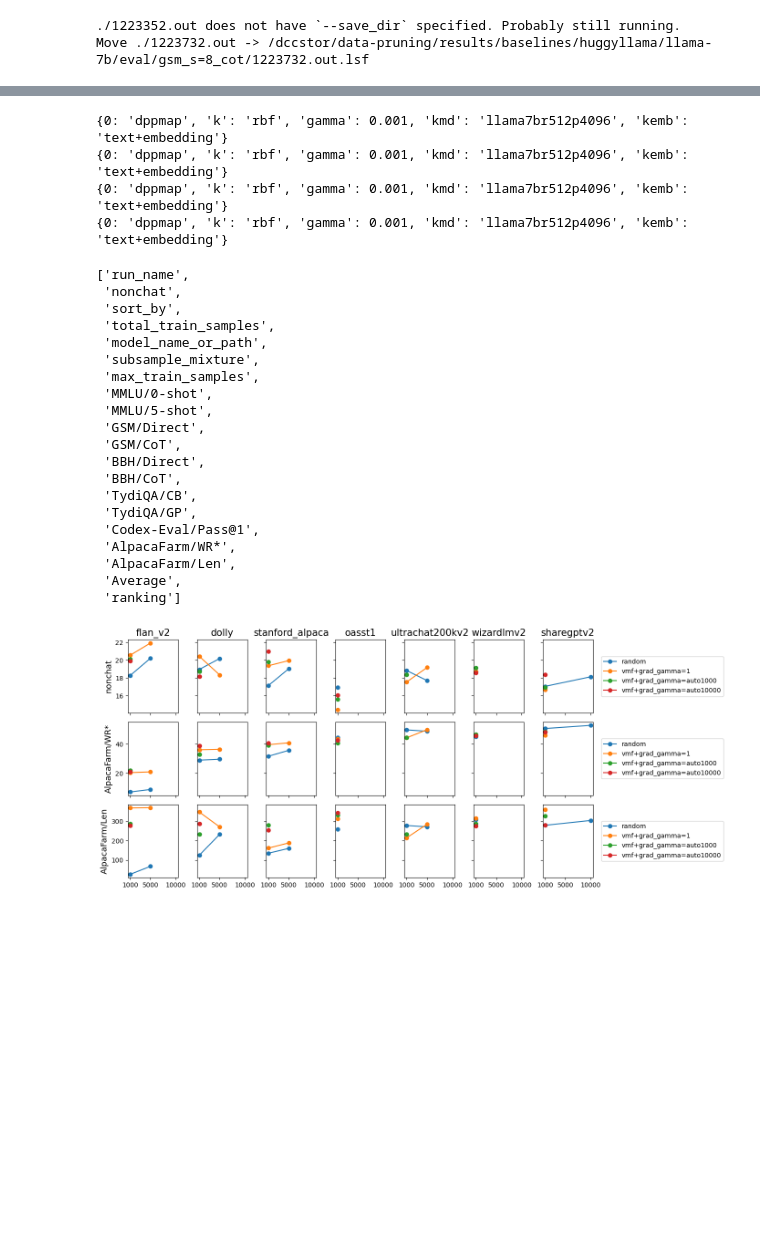
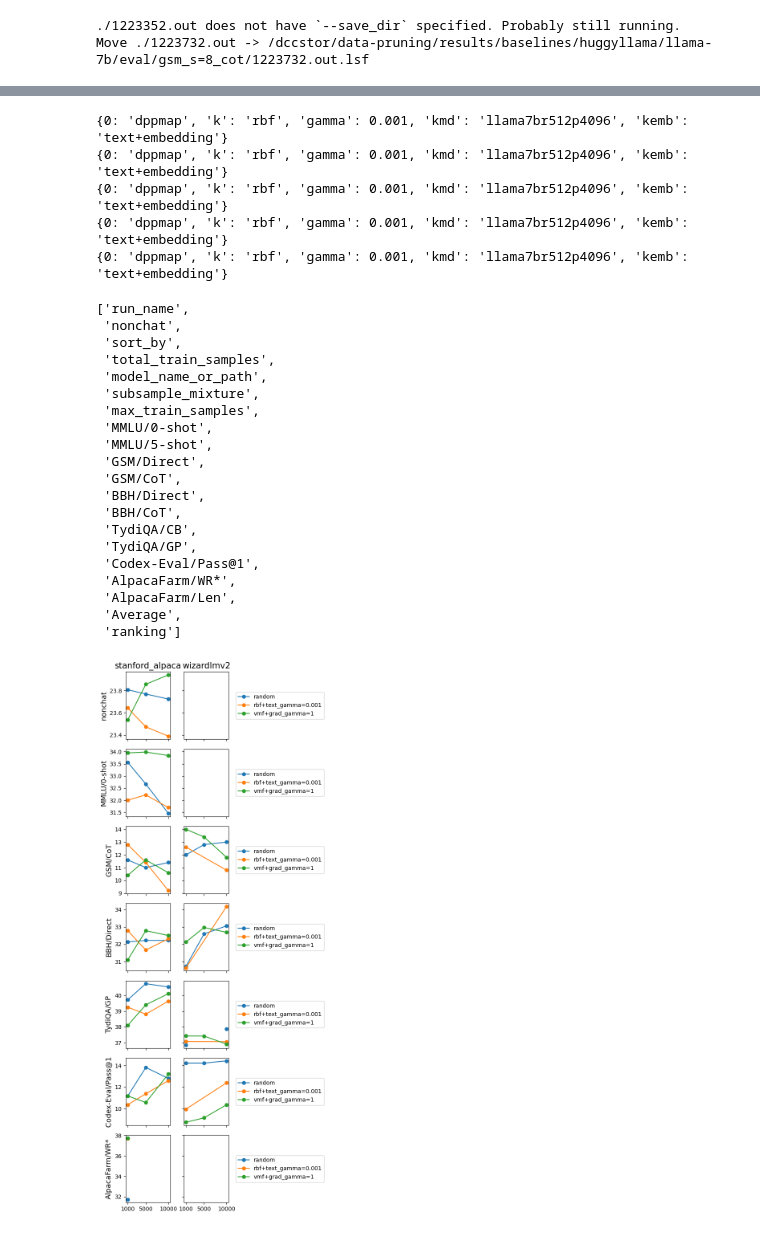
Before and after one commit to tt6746690/open-instruct, a Jupyter notebook: scripts/gen_cmds.ipynb, the cells around one changed output, grey strips where cells are left out. Cells and saved outputs as stored; diff of their text form; code cells hidden in the pictures; blank space fills up the shorter version.

```diff
--- a/scripts/gen_cmds.ipynb
+++ b/scripts/gen_cmds.ipynb
@@ -342,7 +344,7 @@ WARNING:torch.distributed.run:
 # %%
 add_hardwarespec_to_dirname = False
 save_strategy = 'steps'
-save_steps = 100 if getpass.getuser() == 'wpq' else 1_000_000
+save_steps = 100 if getpass.getuser() in ('PTFMqngp', 'wpq') else 1_000_000
 save_total_limit = 1
 preprocessing_num_workers = 32
 evaluation_strategy = 'no' # set do_eval=False
@@ -1041,2 +1076,8 @@ for task_name, model_name_or_path in options_list:
     "num_jobs": 1
 }
+# %%
+with open('gen_cmds_eval.sh', 'w') as f:
+    s = 'set -e\nset -x\n'
+    devices = os.environ['CUDA_VISIBLE_DEVICES'].split(',')[-1]
+    s += '\n\n'.join([f"CUDA_VISIBLE_DEVICES={devices} "+x for x in cmds])
+    f.write(s)
@@ -1203,7 +1252,7 @@ dataset_list = [
 #     'oasst1',
 #     'flan_v2',
 #     'tulu_v2',
-#     'wizardlmv2',
+    'wizardlmv2',
 #     'sharegptv2',
 #     'ultrachat200kv2',
 ]; finetune_type = 'sft'
@@ -1215,10 +1264,11 @@ dataset_list = [
 ## older
 # dataset = 'tulu_v1_mix'
 save_dirs = []
-save_dirs += [('llama-7b', '../results/baselines/huggyllama/llama-7b'),
-#              ('llama-7b_lima_ep=5', '../results/oi2/llama-7b_lima_ep=5/'),
-#              ('llama-7b_lima_ep=10', '../results/oi2/llama-7b_lima_ep=10/'),
-            ]
+save_dirs += [
+#     ('llama-7b', '../results/baselines/huggyllama/llama-7b'),
+#     ('llama-7b_lima_ep=5', '../results/oi2/llama-7b_lima_ep=5/'),
+#     ('llama-7b_lima_ep=10', '../results/oi2/llama-7b_lima_ep=10/'),
+]
 for dataset in dataset_list:
     if dataset == 'tulu_v2':
         save_dirs += [('llama-7b_tulu_v2:100k_ep=2', '../results/oi2/llama-7b_tulu_v2:100k_ep=2'),]
@@ -1287,9 +1337,9 @@ cols_avg_blacklist = ['AlpacaFarm/Len']
 
 # chat_fmt = False
 # chat_fmt = True
-chat_fmt = 'both'
+# chat_fmt = 'both'
 # chat_fmt = 'auto' # base model no chatfmt, tuned model with chatfmt
-# chat_fmt = 'mix'  # non-alpacaeval no chatfmt, alpacaeval chatfmt
+chat_fmt = 'mix'  # non-alpacaeval no chatfmt, alpacaeval chatfmt
 ft_args_fields = {
     'run_name': ('run_name',),
     'model_name_or_path': ('model_args.model_name_or_path', 'model_name_or_path'),
@@ -1387,7 +1437,7 @@ else:
         if not len(dfc): continue
         from rosemary import pd_average_col_contains_substr
         Ns = sorted(np.unique([int(x) for x in df['total_train_samples'].to_numpy() if x]).tolist())
-        datasets = sorted(np.unique(df['dataset']).tolist())
+        datasets = sorted(np.unique([x for x in df['dataset'] if x is not None]).tolist())
         for N in Ns+[None]:
             for dataset in datasets:
                 dfc = df.copy()
@@ -1497,7 +1569,7 @@ dfc = dfc[dfc['sort_by_type'].notnull()]
 startswithstrs = ('rbf+text', 'random')
 startswithstrs = (
     'random',
-#     'rbf+text_gamma=0.001',
+    'rbf+text_gamma=0.001',
     'vmf+grad_gamma=1',
 #     'rbf+text_gamma=auto1000',
     'vmf+grad_gamma=auto1000',
@@ -1525,6 +1597,7 @@ list(D.keys())
 {0: 'dppmap', 'k': 'rbf', 'gamma': 0.001, 'kmd': 'llama7br512p4096', 'kemb': 'text+embedding'}
 {0: 'dppmap', 'k': 'rbf', 'gamma': 0.001, 'kmd': 'llama7br512p4096', 'kemb': 'text+embedding'}
 {0: 'dppmap', 'k': 'rbf', 'gamma': 0.001, 'kmd': 'llama7br512p4096', 'kemb': 'text+embedding'}
+{0: 'dppmap', 'k': 'rbf', 'gamma': 0.001, 'kmd': 'llama7br512p4096', 'kemb': 'text+embedding'}
 ['run_name',
  'nonchat',
  'sort_by',
@@ -1551,46 +1624,52 @@ import matplotlib.pyplot as plt
 
 yaxis_type = 'abs'
 assert(yaxis_type in ['delta_random', 'abs'])
-datasets = ['flan_v2', 'dolly', 'stanford_alpaca', 'oasst1', 'ultrachat200kv2', 'wizardlmv2', 'sharegptv2']
-task_names = ['MMLU/0-shot', 'GSM/CoT', 'BBH/Direct', 'TydiQA/GP', 'Codex-Eval/Pass@1', 'AlpacaFarm/WR*',]
-task_names = ['nonchat', 'AlpacaFarm/WR*', 'AlpacaFarm/Len',]
+# datasets = ['flan_v2', 'dolly', 'stanford_alpaca', 'oasst1', 'ultrachat200kv2', 'wizardlmv2', 'sharegptv2']
+task_names = ['nonchat', 'MMLU/0-shot', 'GSM/CoT', 'BBH/Direct', 'TydiQA/GP', 'Codex-Eval/Pass@1', 'AlpacaFarm/WR*',]
+# task_names = ['MMLU/0-shot', 'GSM/CoT', 'BBH/Direct', 'TydiQA/GP', 'Codex-Eval/Pass@1', 'AlpacaFarm/WR', 'AlpacaFarm/ΔWR', 'AlpacaFarm/Len',]
+# task_names = ['nonchat', 'AlpacaFarm/WR*', 'AlpacaFarm/Len',]
 # task_names = ['AlpacaFarm/WR*',]
 
+datasets = ['stanford_alpaca', 'wizardlmv2']
+# task_names = ['nonchat', 'MMLU/0-shot', 'GSM/CoT', 'BBH/Direct', 'TydiQA/GP', 'Codex-Eval/Pass@1']
 
+
+
+w = 2
 ncols = len(datasets)
 nrows = len(task_names)
-fig, axs = plt.subplots(nrows, ncols, figsize=(2*ncols,2*nrows), sharey='row', sharex=True)
+fig, axs = plt.subplots(nrows, ncols, figsize=(w*ncols+2,w*nrows), sharey='row', sharex=True)
 
 xs_possible = []
 
 for axi, task_name in enumerate(task_names):
     d = D[task_name]
     for axj, dataset in enumerate(datasets):
         ax = axs.reshape(nrows, ncols)[axi, axj]
         sort_by_types = sorted(set(x.sort_by_type for x in d.keys()))
 
         for i, sort_by_type in enumerate(sort_by_types):
             xs = sorted([x.subset_size for x in d.keys()
                          if x.dataset == dataset and x.sort_by_type==sort_by_type])
             xs_possible += list(set(xs) - set(xs_possible))
             ys = [d[DKey(sort_by_type, dataset, x)] for x in xs]
             if yaxis_type == 'delta_random':
                 ys = [y-d[DKey('vmf+grad+gamma=1', dataset, x)] for x, y in zip(xs, ys)]
             ax.plot(xs, ys, 'o-', label=sort_by_type)
 
 #         ax.set_yscale('log')
 
 for axi, task_name in enumerate(task_names):
     axs.reshape(nrows, ncols)[axi, 0].set_ylabel('△ '+task_name if yaxis_type.startswith('delta') else task_name, fontsize=13)
     axs.reshape(nrows, ncols)[axi, -1].legend(loc='center left', bbox_to_anchor=(1.1, 0.5))
 for axj, dataset in enumerate(datasets):
     axs.reshape(nrows, ncols)[0, axj].set_title(dataset, fontsize=15)
     axs.reshape(nrows, ncols)[0, axj].set_xticks(xs_possible, xs_possible)
 
 space = 0.05
 fig.subplots_adjust(wspace=space, hspace=space)  # Adjust the value as needed
 
 fig.tight_layout()
 # %% [output]
-[figure, old version]
+[figure, new version]
 # %%
```
Also changed, not shown: parts of 5 cells of this notebook, 5 other files.
